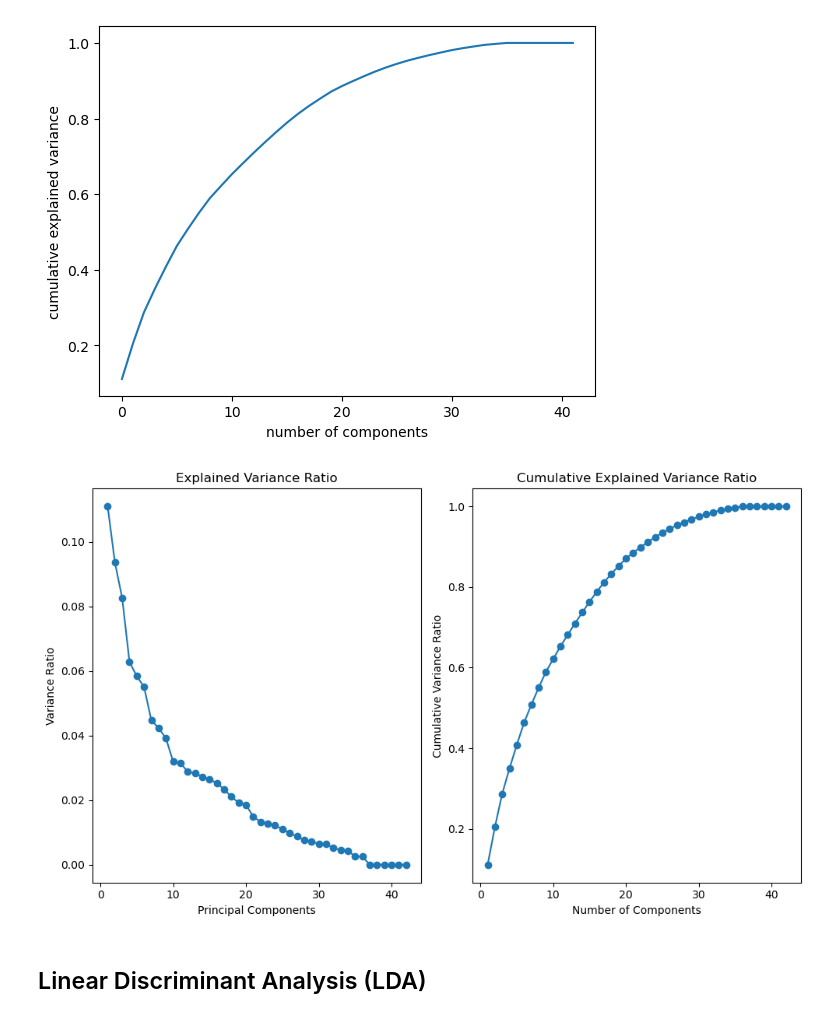
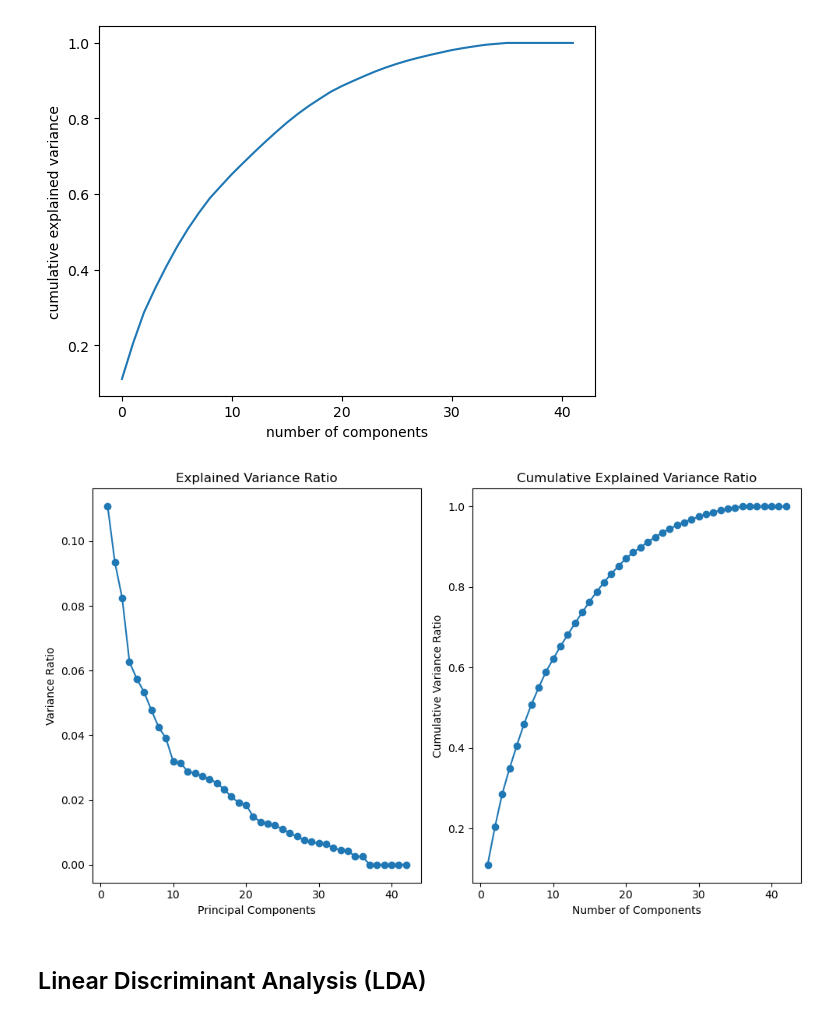
Before and after one commit to pardmanjera/PardonManjera_sba23346_Lvl8_CA2_Integrated, a Jupyter notebook: job_satisfaction_prediction.ipynb, the cells around one changed output. Saved outputs shown, nothing was run; the diff lists cells and outputs as text; code cells hidden in the pictures.

```diff
--- a/job_satisfaction_prediction.ipynb
+++ b/job_satisfaction_prediction.ipynb
@@ -316,5 +319,7 @@ Columns with decimal values: ['Age', 'distance', 'Education', 'environment', 'ra
 # %%
-df[decimal_columns] = df[decimal_columns].round().astype(int)
+df[cols_roundoff] = df[cols_roundoff].round().astype(int)
+
+df[cols_2f] = df[cols_2f].round(2)
 # %%
 df.head()
 # %% [output]
@@ -789,3 +808,6 @@ X_true.head()
 X_true.shape
 # %% [output]
 (1181, 42)
+# %%
+df_scaled = pd.concat([y, X_true], axis=1)
+df_scaled.shape
@@ -801,10 +825,10 @@ from sklearn.preprocessing import RobustScaler
 
 scaler = RobustScaler()
 # %%
-columns_to_scale = X_true.columns
+columns_to_scale = df_scaled.columns
 
-X_true_scaled = X_true.copy()
-X_true_scaled[columns_to_scale] = scaler.fit_transform(X_true[columns_to_scale])
+X_trues = df_scaled.copy()
+df_scaled[columns_to_scale] = scaler.fit_transform(df_scaled[columns_to_scale])
 
-X_true_scaled.head()
+df_scaled.head()
 # %% [output]
@@ -824,6 +848,9 @@ PCA works by tranforming correlated variables into smaller number of uncorrelate
 - this reduction of number of variables also help with simplifying data visuals and analysis, easily identifying patterns and relationships within the data
 
 - eliminating highly correlated features helps reduces the risk of data overfitting in machine learning model. Overfitting in machine learning is when a model fita the training data too closely and fail to capture the true relationships between variables, in the end poorly performing on new data
+# %%
+y = df_scaled['job']
+X = df_scaled.drop(columns = ['job'])
 # %%
 from sklearn.decomposition import PCA
 
@@ -835,30 +862,30 @@ plt.ylabel('cumulative explained variance');
 [figure]
 # %%
 pca = PCA()
-X_pca = pca.fit_transform(X_true_scaled)
+X_pca = pca.fit_transform(X)
 
 exp_var_ratio = pca.explained_variance_ratio_
 
 cumu_var_ratio = np.cumsum(exp_var_ratio)
 
 # Plot the explained variance ratio and cumulative explained variance ratio
 plt.figure(figsize=(10, 6))
 plt.subplot(1, 2, 1)
 plt.plot(range(1, len(exp_var_ratio) + 1), exp_var_ratio, marker='o')
 plt.title('Explained Variance Ratio')
 plt.xlabel('Principal Components')
 plt.ylabel('Variance Ratio')
 
 plt.subplot(1, 2, 2)
 plt.plot(range(1, len(cumu_var_ratio) + 1), cumu_var_ratio, marker='o')
 plt.title('Cumulative Explained Variance Ratio')
 plt.xlabel('Number of Components')
 plt.ylabel('Cumulative Variance Ratio')
 
 plt.tight_layout()
 plt.show()
 # %% [output]
-[figure, old version]
+[figure, new version]
 # %% [markdown]
 ## Linear Discriminant Analysis (LDA)
 # %%
```
Also changed, not shown: parts of 19 cells of this notebook.
